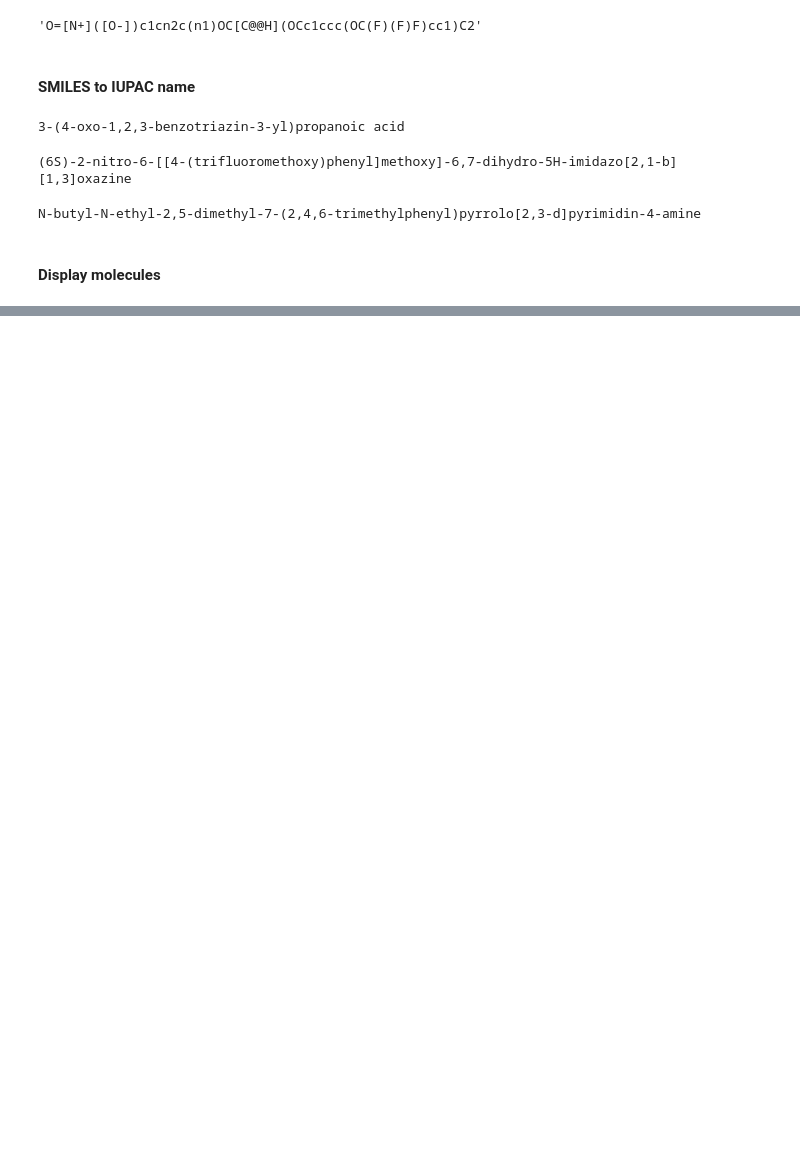
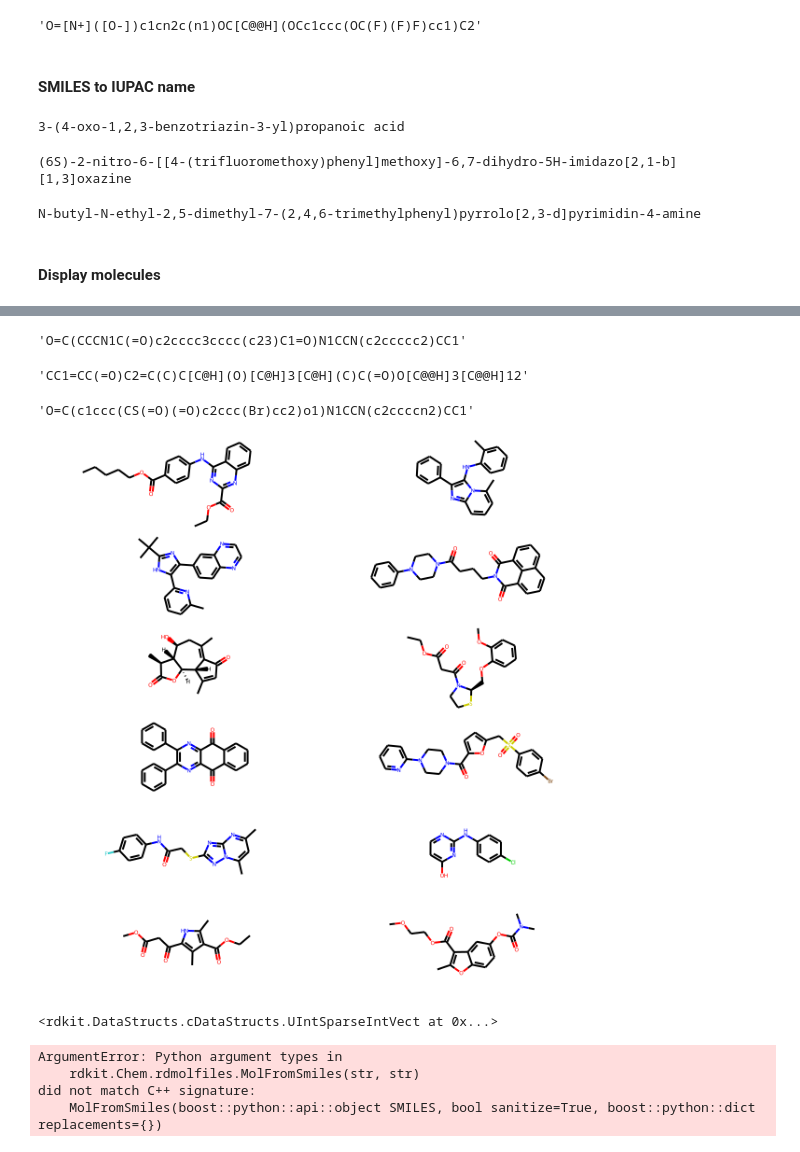
Before and after one commit to jamesleocodes/p_chem_CEVR, a Jupyter notebook: logP/mlp_deviations.ipynb, the cells around one changed output, grey strips where cells are left out. Drawn from its saved outputs; the diff is of its cells as text; code cells hidden in the pictures; blank space fills up the shorter version.

```diff
--- a/logP/mlp_deviations.ipynb
+++ b/logP/mlp_deviations.ipynb
@@ -336,0 +396,50 @@ Draw.MolsToGridImage(mols, molsPerRow=2, subImgSize=(200, 200))
+# %%
+mlp_df_copy.iloc[398]['SMILES']
+# %% [output]
+'O=C(CCCN1C(=O)c2cccc3cccc(c23)C1=O)N1CCN(c2ccccc2)CC1'
+# %%
+mlp_df_copy.iloc[423]['SMILES']
+# %% [output]
+'CC1=CC(=O)C2=C(C)C[C@H](O)[C@H]3[C@H](C)C(=O)O[C@@H]3[C@@H]12'
+# %%
+mlp_df_copy.iloc[560]['SMILES']
+# %% [output]
+'O=C(c1ccc(CS(=O)(=O)c2ccc(Br)cc2)o1)N1CCN(c2ccccn2)CC1'
+# %%
+smiles = [
+    'CCCCCOC(=O)c1ccc(Nc2nc(C(=O)OCC)nc3ccccc23)cc1',
+    'Cc1ccccc1Nc1c(-c2ccccc2)nc2cccc(C)n12',
+     'Cc1cccc(-c2[nH]c(C(C)(C)C)nc2-c2ccc3nccnc3c2)n1',
+     'O=C(CCCN1C(=O)c2cccc3cccc(c23)C1=O)N1CCN(c2ccccc2)CC1',
+     'CC1=CC(=O)C2=C(C)C[C@H](O)[C@H]3[C@H](C)C(=O)O[C@@H]3[C@@H]12',
+     'CCOC(=O)CC(=O)N1CCS[C@@H]1COc1ccccc1OC',
+     'O=C1c2ccccc2C(=O)c2nc(-c3ccccc3)c(-c3ccccc3)nc21',
+     'O=C(c1ccc(CS(=O)(=O)c2ccc(Br)cc2)o1)N1CCN(c2ccccn2)CC1',
+     'Cc1cc(C)n2nc(SCC(=O)Nc3ccc(F)cc3)nc2n1',
+     'Oc1ccnc(Nc2ccc(Cl)cc2)n1',
+     'CCOC(=O)c1c(C)[nH]c(C(=O)CC(=O)OC)c1C',
+     'COCCOC(=O)c1c(C)oc2ccc(OC(=O)N(C)C)cc12'
+]
+
+mols = [Chem.MolFromSmiles(smi) for smi in smiles]
+
+
+Draw.MolsToGridImage(mols, molsPerRow=2, subImgSize=(300, 100))
+# %% [output]
+[figure, added]
+# %%
+for smile in smiles:
+    m1 = Chem.MolFromSmiles(smile)
+    fp1 = AllChem.GetMorganFingerprint(m1,2)
+# %% [output]
+<rdkit.DataStructs.cDataStructs.UIntSparseIntVect at 0x...>
+# %%
+from rdkit.Chem.Draw import SimilarityMaps
+mol = Chem.MolFromSmiles('COc1cccc2cc(C(=O)NCCCCN3CCN(c4cccc5nccnc54)CC3)oc21',)
+refmol = Chem.MolFromSmiles('CCCN(CCCCN1CCN(c2ccccc2OC)CC1)Cc1ccc2ccccc2c1')
+fp = SimilarityMaps.GetMorganFingerprint(mol, fpType='bv')
+# %% [output]
+ArgumentError: Python argument types in
+    rdkit.Chem.rdmolfiles.MolFromSmiles(str, str)
+did not match C++ signature:
+    MolFromSmiles(boost::python::api::object SMILES, bool sanitize=True, boost::python::dict replacements={})
```
Also changed, not shown: parts of 31 cells of this notebook, 5 other files.
